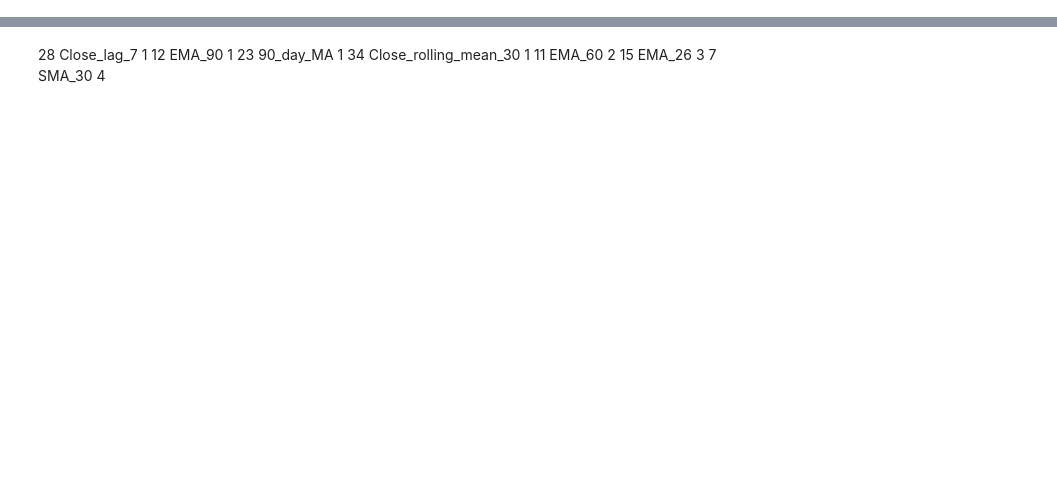
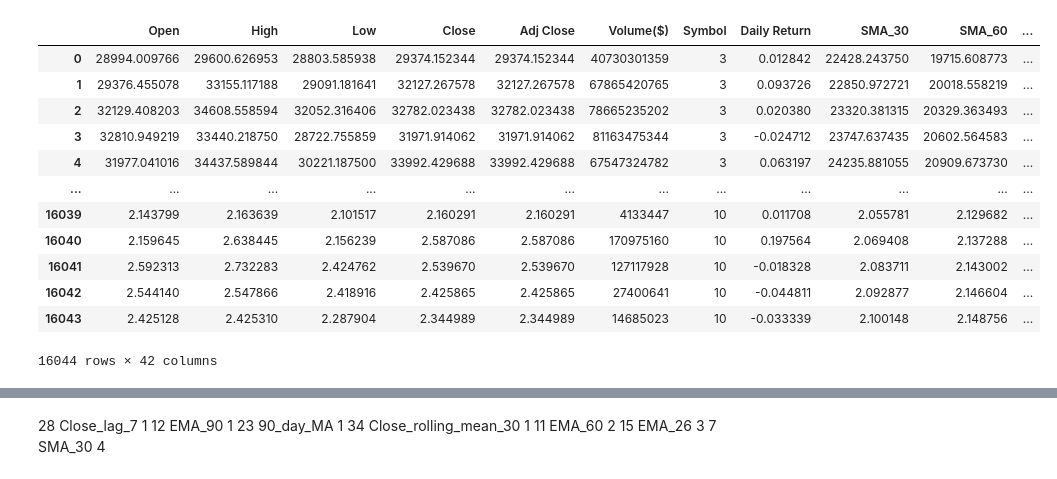
Before and after one commit to EthanFalcao/Crypto-Portfolio-Optimization-and-Risk-Analysis, a Jupyter notebook: 5. Predictive Modeling(ML).ipynb, the cells around one changed output, grey strips where cells are left out. Saved outputs shown, nothing was run; the diff lists cells and outputs as text; code cells hidden in the pictures; blank space fills up the shorter version.

```diff
--- a/5. Predictive Modeling(ML).ipynb
+++ b/5. Predictive Modeling(ML).ipynb
@@ -5,4 +5,20 @@ import numpy as np
 import matplotlib.pyplot as plt
 from sklearn.metrics import mean_squared_error
 from sklearn.preprocessing import MinMaxScaler
+# %%
+df
+# %% [output]
+|  | Open | High | Low | Close | Adj Close | Volume($) | Symbol | Daily Return | SMA_30 | SMA_60 | ... |
+| 0 | 28994.009766 | 29600.626953 | 28803.585938 | 29374.152344 | 29374.152344 | 40730301359 | 3 | 0.012842 | 22428.243750 | 19715.608773 | ... |
+| 1 | 29376.455078 | 33155.117188 | 29091.181641 | 32127.267578 | 32127.267578 | 67865420765 | 3 | 0.093726 | 22850.972721 | 20018.558219 | ... |
+| 2 | 32129.408203 | 34608.558594 | 32052.316406 | 32782.023438 | 32782.023438 | 78665235202 | 3 | 0.020380 | 23320.381315 | 20329.363493 | ... |
+| 3 | 32810.949219 | 33440.218750 | 28722.755859 | 31971.914062 | 31971.914062 | 81163475344 | 3 | -0.024712 | 23747.637435 | 20602.564583 | ... |
+| 4 | 31977.041016 | 34437.589844 | 30221.187500 | 33992.429688 | 33992.429688 | 67547324782 | 3 | 0.063197 | 24235.881055 | 20909.673730 | ... |
+| ... | ... | ... | ... | ... | ... | ... | ... | ... | ... | ... | ... |
+| 16039 | 2.143799 | 2.163639 | 2.101517 | 2.160291 | 2.160291 | 4133447 | 10 | 0.011708 | 2.055781 | 2.129682 | ... |
+| 16040 | 2.159645 | 2.638445 | 2.156239 | 2.587086 | 2.587086 | 170975160 | 10 | 0.197564 | 2.069408 | 2.137288 | ... |
+| 16041 | 2.592313 | 2.732283 | 2.424762 | 2.539670 | 2.539670 | 127117928 | 10 | -0.018328 | 2.083711 | 2.143002 | ... |
+| 16042 | 2.544140 | 2.547866 | 2.418916 | 2.425865 | 2.425865 | 27400641 | 10 | -0.044811 | 2.092877 | 2.146604 | ... |
+| 16043 | 2.425128 | 2.425310 | 2.287904 | 2.344989 | 2.344989 | 14685023 | 10 | -0.033339 | 2.100148 | 2.148756 | ... |
+16044 rows × 42 columns
 # %%
```
Also changed, not shown: parts of 3 cells of this notebook, 6 other files.
